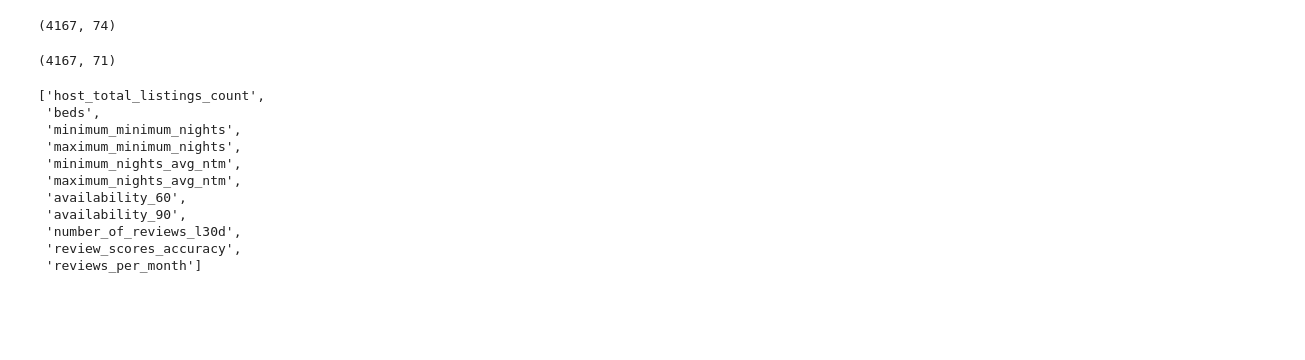
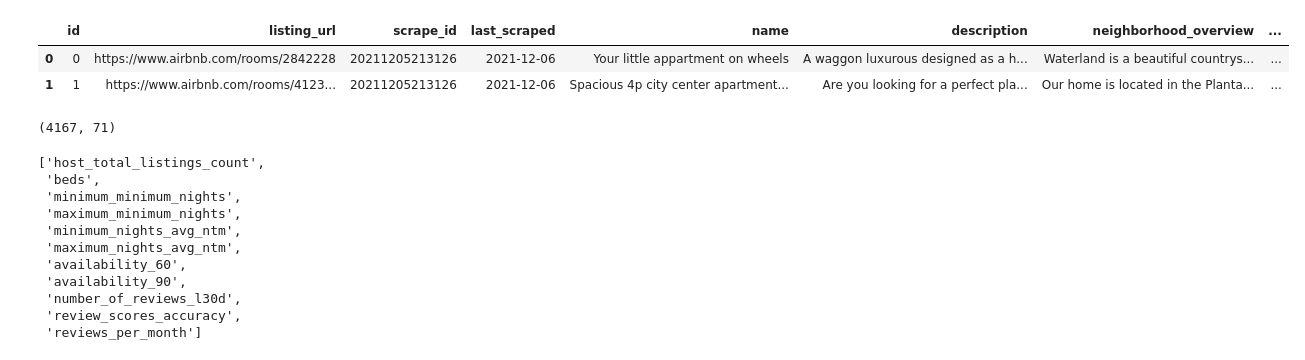
Before and after one commit to kaaiik/Airbnb, a Jupyter notebook: notebook/data_cleaner3.ipynb, the cells around one changed output. Cells and saved outputs as stored; diff of their text form; code cells hidden in the pictures; blank space fills up the shorter version.

```diff
--- a/notebook/data_cleaner3.ipynb
+++ b/notebook/data_cleaner3.ipynb
@@ -12,9 +12,10 @@ import seaborn as sns
 # %%
 train = pd.read_csv('../data/train.csv')
 train.head(2)
-train.shape
 # %% [output]
-(4167, 74)
+|  | id | listing_url | scrape_id | last_scraped | name | description | neighborhood_overview | ... |
+| 0 | 0 | https://www.airbnb.com/rooms/2842228 | 20211205213126 | 2021-12-06 | Your little appartment on wheels | A waggon luxurous designed as a h... | Waterland is a beautiful countrys... | ... |
+| 1 | 1 | https://www.airbnb.com/rooms/4123... | 20211205213126 | 2021-12-06 | Spacious 4p city center apartment... | Are you looking for a perfect pla... | Our home is located in the Planta... | ... |
 # %%
 # eliminamos las columnas que están con más del 50% de datos nulos
 cols = list(train.columns)
```
Also changed, not shown: parts of 24 cells of this notebook, 6 other files.
